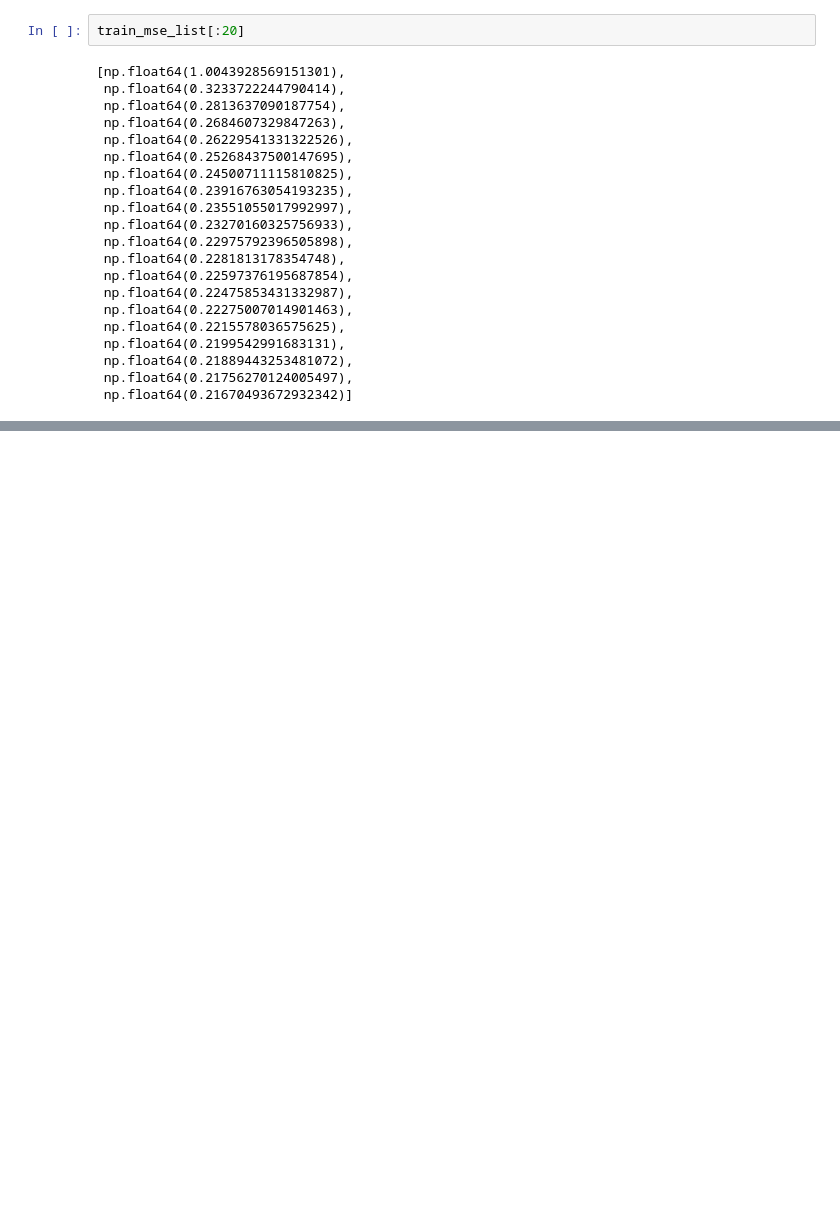
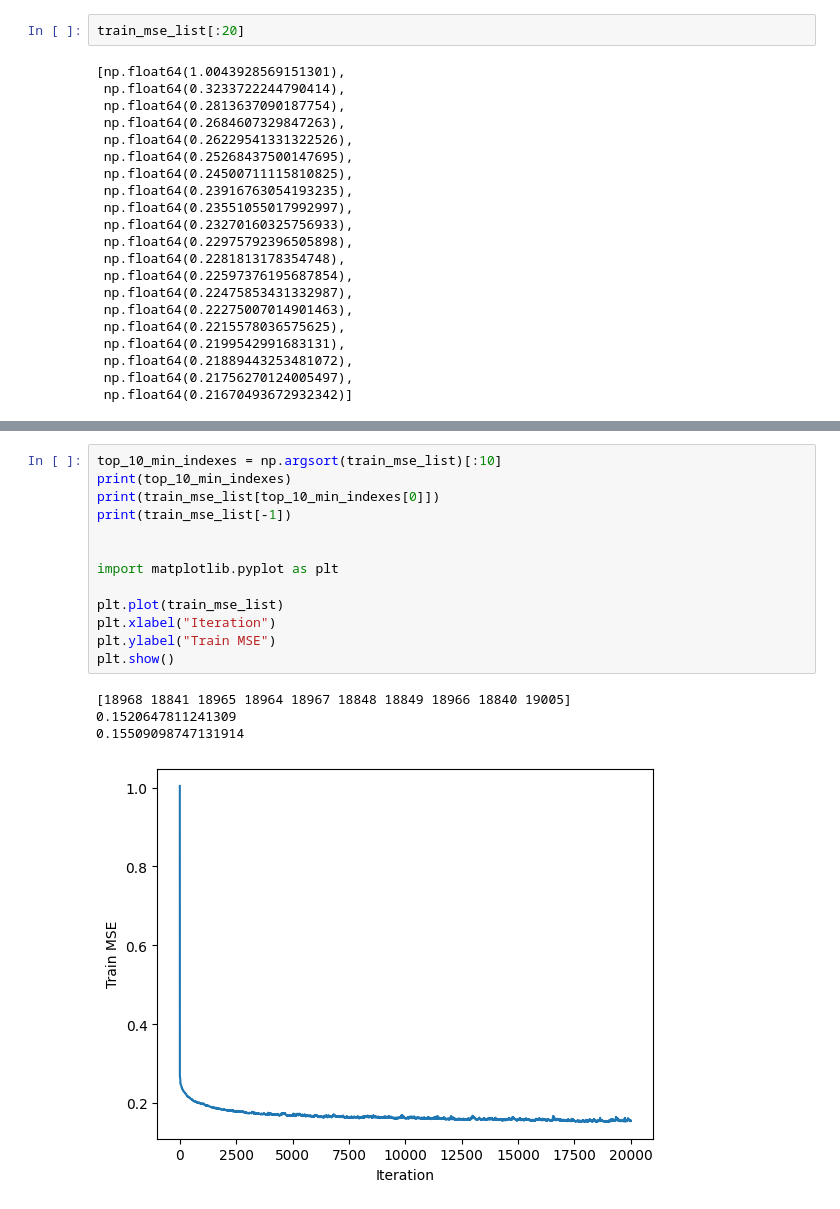
Before and after one commit to denysstar17/close-form-ReLU, a Jupyter notebook: close_form_nn.ipynb, the cells around one changed output, grey strips where cells are left out. Saved outputs shown, nothing was run; the diff lists cells and outputs as text; blank space fills up the shorter version.

```diff
--- a/close_form_nn.ipynb
+++ b/close_form_nn.ipynb
@@ -269,0 +1034,18 @@ train_mse_list[:20]
+# %%
+top_10_min_indexes = np.argsort(train_mse_list)[:10]
+print(top_10_min_indexes)
+print(train_mse_list[top_10_min_indexes[0]])
+print(train_mse_list[-1])
+
+
+import matplotlib.pyplot as plt
+
+plt.plot(train_mse_list)
+plt.xlabel("Iteration")
+plt.ylabel("Train MSE")
+plt.show()
+# %% [output]
+[18968 18841 18965 18964 18967 18848 18849 18966 18840 19005]
+0.1520647811241309
+0.15509098747131914
+[figure, added]
```
Also changed, not shown: parts of 20 cells of this notebook.
